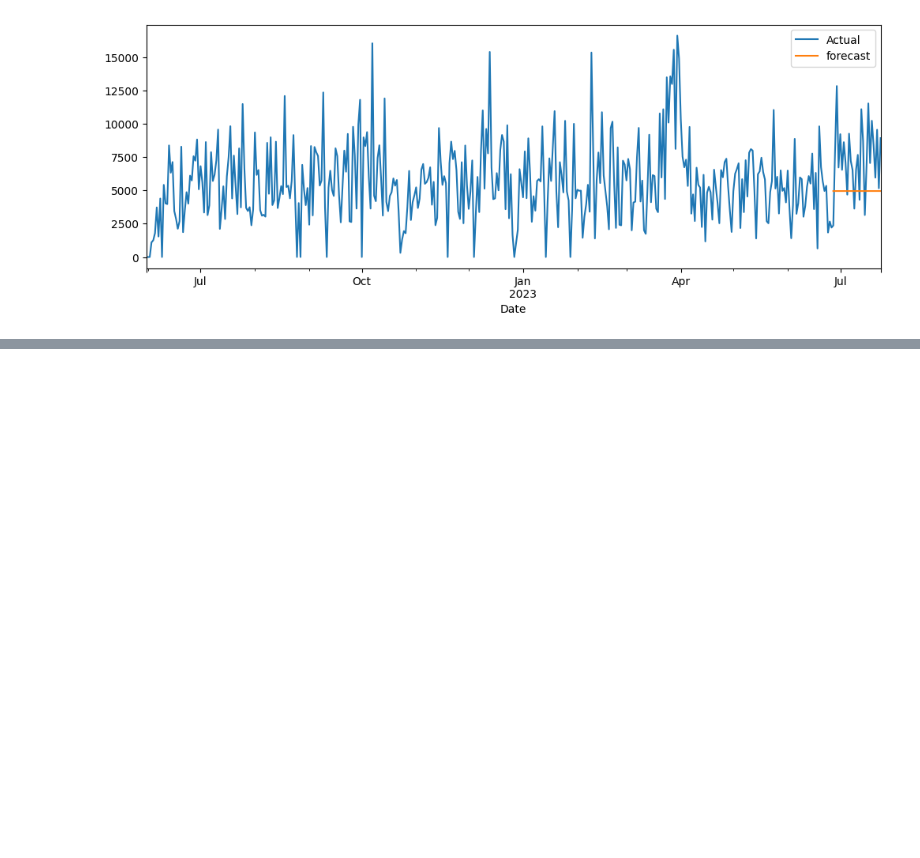
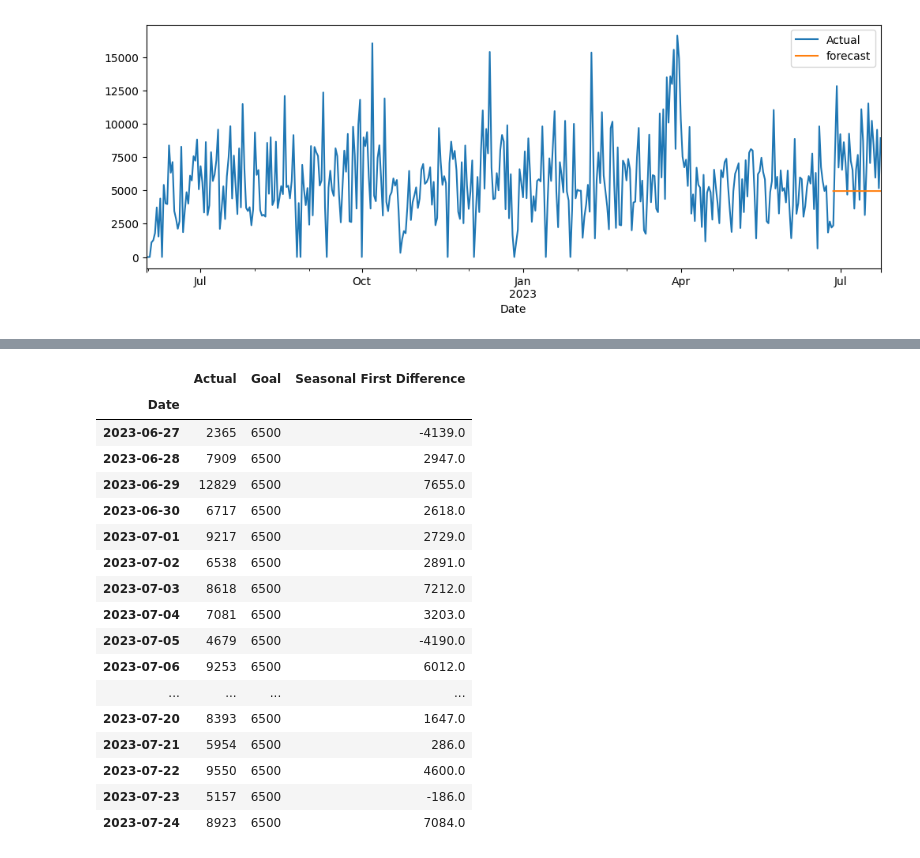
Before and after one commit to Genesis801/Time_Series_Forecasting, a Jupyter notebook: notebooks/work.ipynb, the cells around one changed output, grey strips where cells are left out. Saved outputs shown, nothing was run; the diff lists cells and outputs as text; code cells hidden in the pictures; blank space fills up the shorter version.

```diff
--- a/notebooks/work.ipynb
+++ b/notebooks/work.ipynb
@@ -342,0 +357,22 @@ df[['Actual','forecast']].plot(figsize=(12,8))
+# %%
+actual_steps = test_df[2:]
+actual_steps
+# %% [output]
+|  | Actual | Goal | Seasonal First Difference |
+| Date |  |  |  |
+| 2023-06-27 | 2365 | 6500 | -4139.0 |
+| 2023-06-28 | 7909 | 6500 | 2947.0 |
+| 2023-06-29 | 12829 | 6500 | 7655.0 |
+| 2023-06-30 | 6717 | 6500 | 2618.0 |
+| 2023-07-01 | 9217 | 6500 | 2729.0 |
+| 2023-07-02 | 6538 | 6500 | 2891.0 |
+| 2023-07-03 | 8618 | 6500 | 7212.0 |
+| 2023-07-04 | 7081 | 6500 | 3203.0 |
+| 2023-07-05 | 4679 | 6500 | -4190.0 |
+| 2023-07-06 | 9253 | 6500 | 6012.0 |
+| ... | ... | ... | ... |
+| 2023-07-20 | 8393 | 6500 | 1647.0 |
+| 2023-07-21 | 5954 | 6500 | 286.0 |
+| 2023-07-22 | 9550 | 6500 | 4600.0 |
+| 2023-07-23 | 5157 | 6500 | -186.0 |
+| 2023-07-24 | 8923 | 6500 | 7084.0 |
```
Also changed, not shown: parts of 18 cells of this notebook.
